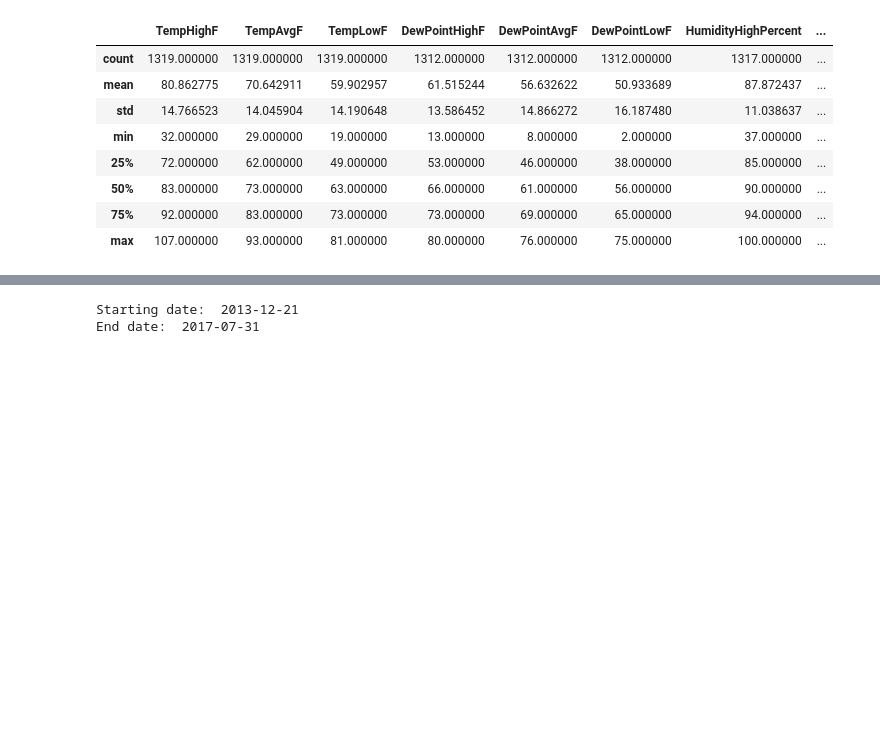
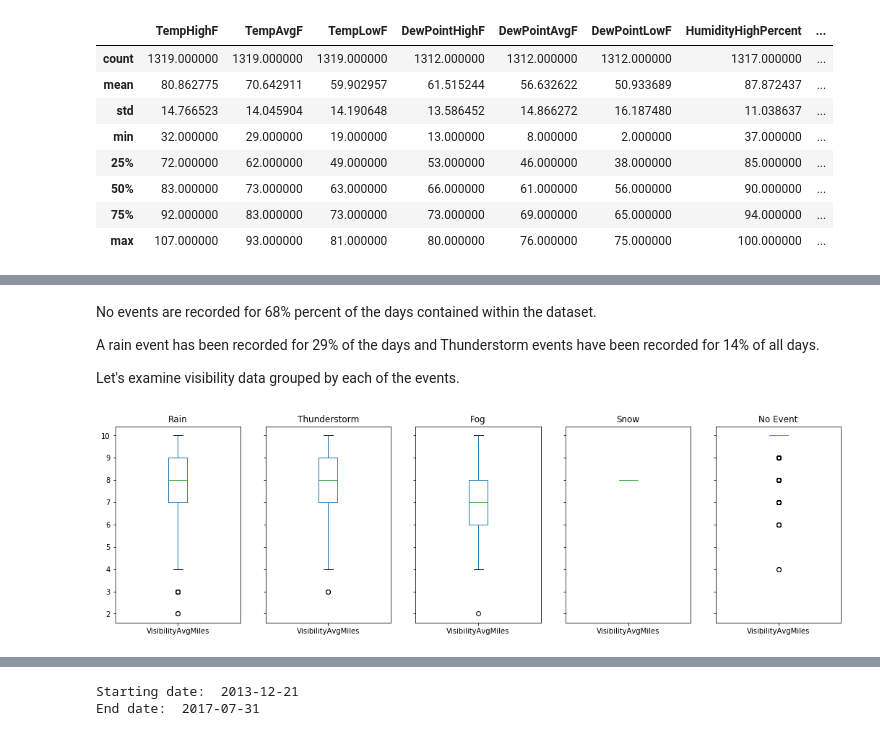
Before and after one commit to lpatruno/AustinData, a Jupyter notebook: austin_weather_analysis.ipynb, the cells around one changed output, grey strips where cells are left out. Cells and saved outputs as stored; diff of their text form; code cells hidden in the pictures; blank space fills up the shorter version.

```diff
--- a/austin_weather_analysis.ipynb
+++ b/austin_weather_analysis.ipynb
@@ -38,0 +99,16 @@ df.describe()
+# %% [markdown]
+No events are recorded for 68% percent of the days contained within the dataset.
+
+A rain event has been recorded for 29% of the days and Thunderstorm events have been recorded for 14% of all days.
+
+Let's examine visibility data grouped by each of the events.
+# %%
+# There has to be a better way of doing this
+# I don't want subplots, I want all of the plots in one chart
+fig, axes = plt.subplots(nrows=1, ncols=len(events), figsize=(18, 5), sharey=True)
+
+for i, event in enumerate(events):
+    df[df[event] == True]['VisibilityAvgMiles'].plot.box(ax=axes[i])
+    axes[i].set_title(event)
+# %% [output]
+[figure, added]
```
Also changed, not shown: parts of 11 cells of this notebook.
